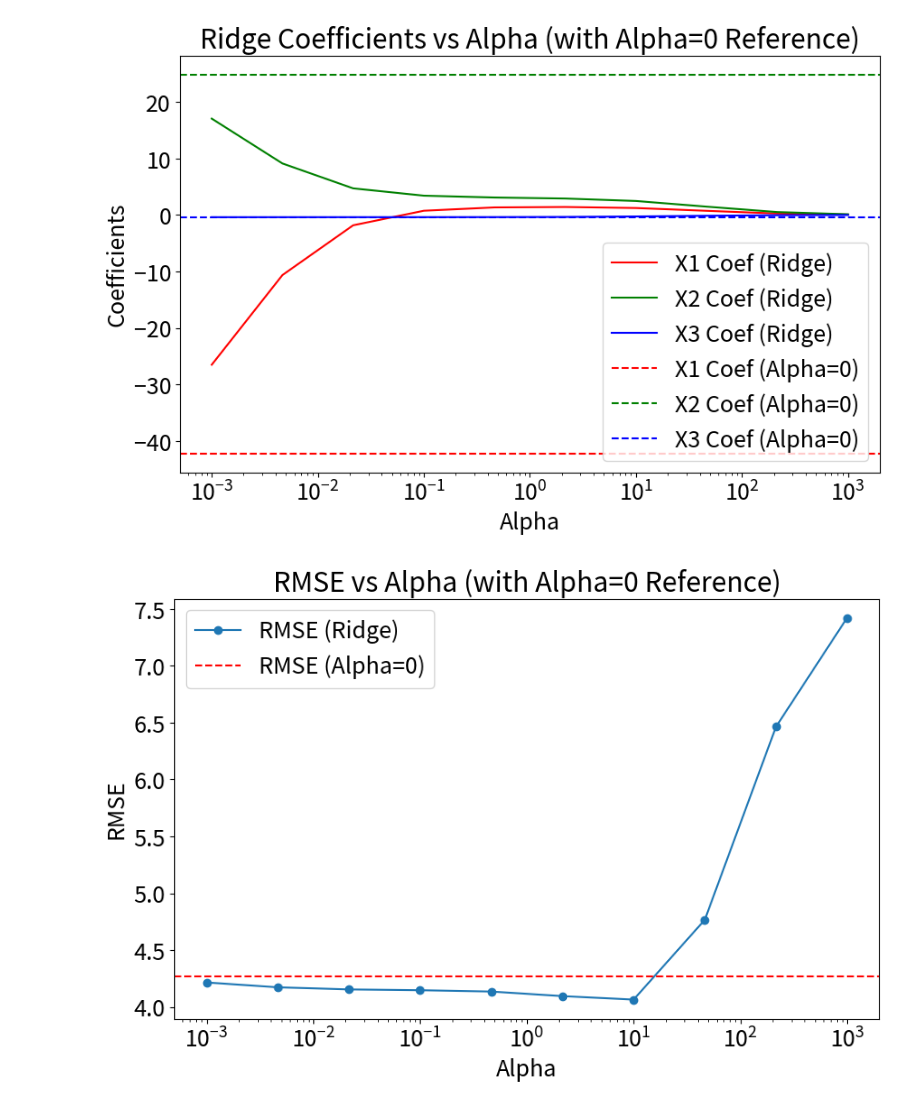
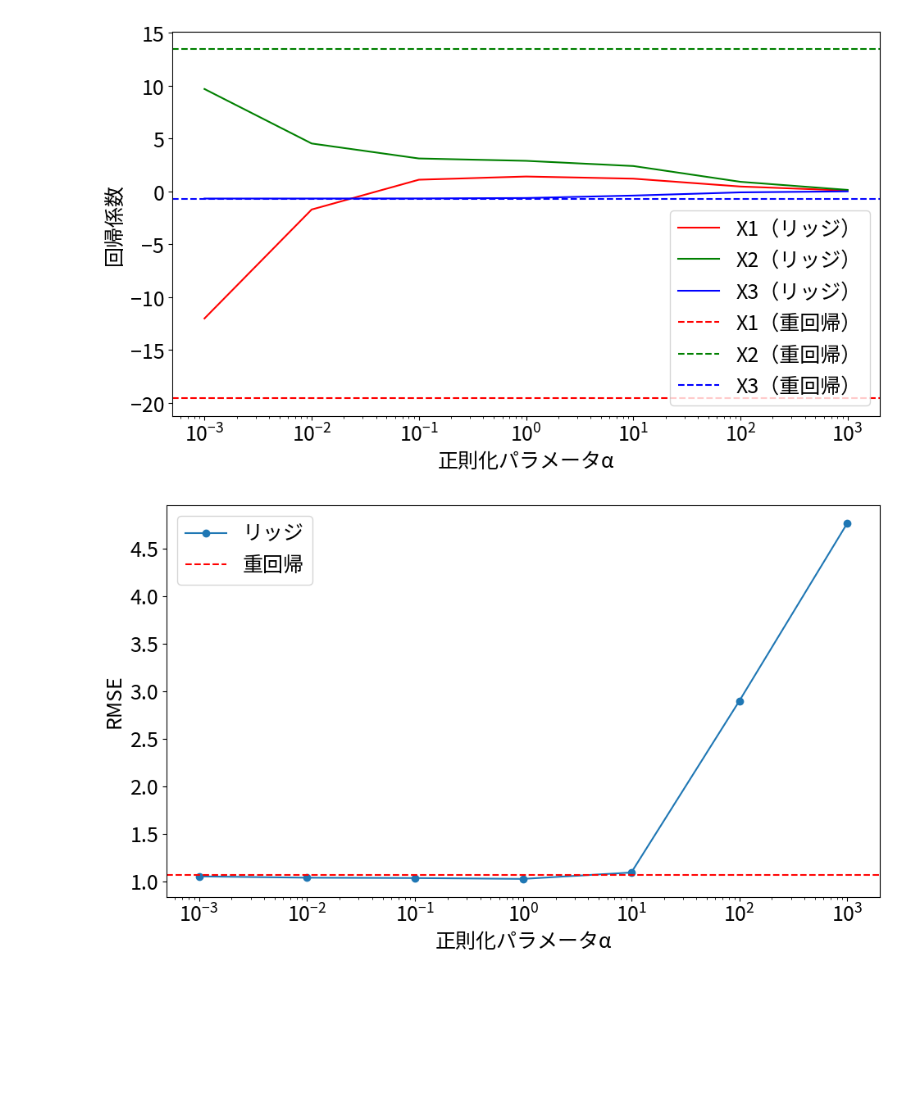
Before and after one commit to junya737/multicollinearity-test, a Jupyter notebook: main.ipynb, the cells around one changed output. Drawn from its saved outputs; the diff is of its cells as text; code cells hidden in the pictures; blank space fills up the shorter version.

Commit message:
Save figures

```diff
--- a/main.ipynb
+++ b/main.ipynb
@@ -14,7 +15,7 @@ n_samples = 200  # サンプル数
 X1 = np.random.rand(n_samples)
 X2 = 2 * X1 + np.random.normal(0, 0.01, n_samples)  # X1と強い相関を持つ
 X3 = np.random.rand(n_samples)
-y = 3 * X1 + 2 * X2 - X3 + np.random.normal(0, 2, n_samples)  # 目的変数
+y = 3 * X1 + 2 * X2 - X3 + np.random.normal(0, 1, n_samples)  # 目的変数
 
 # データフレーム化
 data = pd.DataFrame({"X1": X1, "X2": X2, "X3": X3, "y": y})
@@ -68,7 +69,7 @@ RMSE（テストデータ）: 2.0298968454840898
 # %%
 
 # alphaを広範囲で調査（リッジ回帰の挙動を確認）
-alphas = np.logspace(-3, 3, 10)
+alphas = [0.001, 0.01, 0.1, 1.0, 10, 100, 1000]
 ridge_coefs = []
 ridge_scores = []
 
@@ -78,48 +79,50 @@ for alpha in alphas:
     ridge_coefs.append(model.coef_)
     ridge_scores.append(mean_squared_error(y_test, model.predict(X_test)))
 
 ridge_coefs = np.array(ridge_coefs)
 
 
 # alpha=0（重回帰）のRMSEを計算
 model = Ridge(alpha=0)
 model.fit(X_train, y_train)
 rmse_alpha_0 = mean_squared_error(y_test, model.predict(X_test))
 
 # alpha=0（重回帰）の回帰係数を計算
 coef_alpha_0 = model.coef_
 
 # リッジ回帰の回帰係数の変化をプロット（alpha=0の回帰係数を追加）
 plt.figure(figsize=(10, 6))
-plt.plot(alphas, ridge_coefs[:, 0], label="X1 Coef (Ridge)", color = "r")
-plt.plot(alphas, ridge_coefs[:, 1], label="X2 Coef (Ridge)", color = "g")
-plt.plot(alphas, ridge_coefs[:, 2], label="X3 Coef (Ridge)", color = "b")
+plt.plot(alphas, ridge_coefs[:, 0], label="X1（リッジ）", color = "r")
+plt.plot(alphas, ridge_coefs[:, 1], label="X2（リッジ）", color = "g")
+plt.plot(alphas, ridge_coefs[:, 2], label="X3（リッジ）", color = "b")
 
 # 重回帰の回帰係数を追加
-plt.axhline(y=coef_alpha_0[0], color="r", linestyle="--", label="X1 Coef (Alpha=0)")
-plt.axhline(y=coef_alpha_0[1], color="g", linestyle="--", label="X2 Coef (Alpha=0)")
-plt.axhline(y=coef_alpha_0[2], color="b", linestyle="--", label="X3 Coef (Alpha=0)")
+plt.axhline(y=coef_alpha_0[0], color="r", linestyle="--", label="X1（重回帰）")
+plt.axhline(y=coef_alpha_0[1], color="g", linestyle="--", label="X2（重回帰）")
+plt.axhline(y=coef_alpha_0[2], color="b", linestyle="--", label="X3（重回帰）")
 
 plt.xscale("log")
-plt.xlabel("Alpha")
-plt.ylabel("Coefficients")
-plt.title("Ridge Coefficients vs Alpha (with Alpha=0 Reference)")
+plt.xlabel("正則化パラメータα")
+plt.ylabel("回帰係数")
 plt.legend()
+plt.tight_layout()
+plt.savefig("figures/coef.pdf")
 plt.show()
 
 # リッジ回帰のRMSE変化をプロット（alpha=0の値を追加）
 plt.figure(figsize=(10, 6))
-plt.plot(alphas, ridge_scores, label="RMSE (Ridge)", marker="o")
-plt.axhline(y=rmse_alpha_0, color="r", linestyle="--", label="RMSE (Alpha=0)")
+plt.plot(alphas, ridge_scores, label="リッジ", marker="o")
+plt.axhline(y=rmse_alpha_0, color="r", linestyle="--", label="重回帰")
 plt.xscale("log")
-plt.xlabel("Alpha")
+plt.xlabel("正則化パラメータα")
 plt.ylabel("RMSE")
-plt.title("RMSE vs Alpha (with Alpha=0 Reference)")
 plt.legend()
+plt.tight_layout()
+plt.savefig("figures/rmse.pdf")
 plt.show()
 # %% [output]
-[figure, old version]
+[figure, new version]
-[figure, old version]
+[figure, new version]
 # %%
 import numpy as np
 import pandas as pd
```
Also changed, not shown: parts of 5 cells of this notebook, 8 other files.
